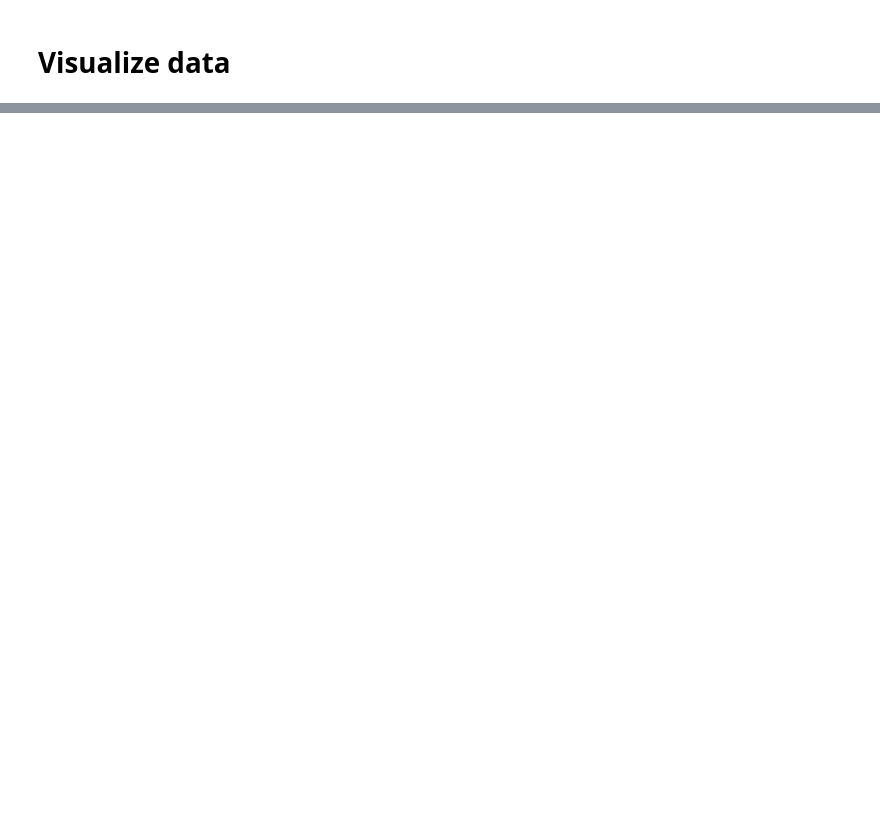
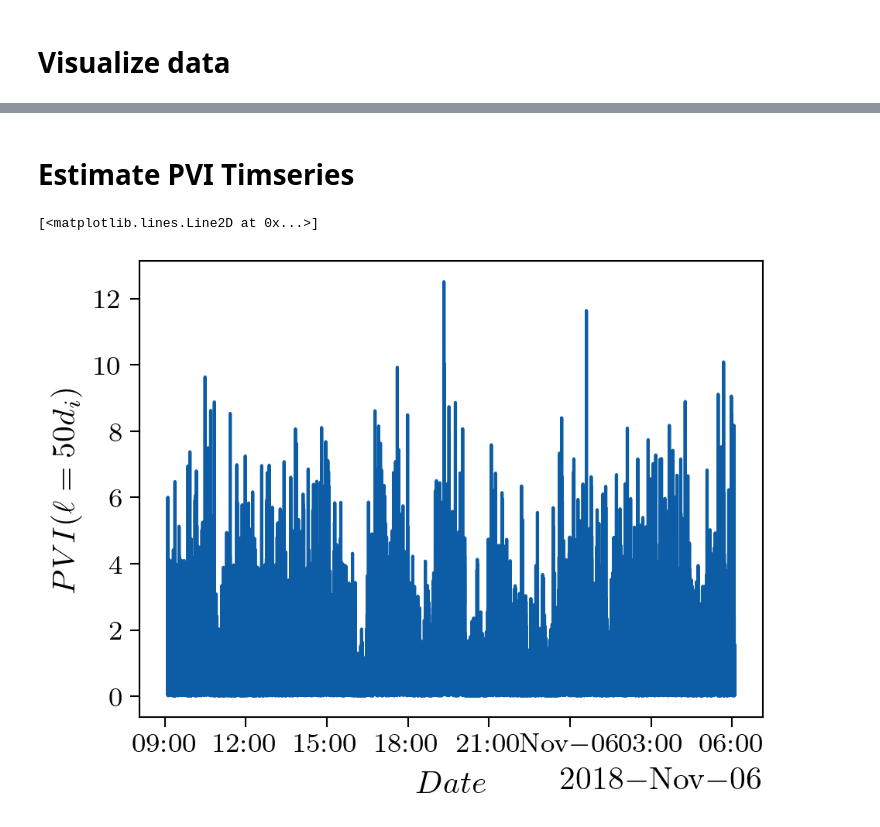
Before and after one commit to nsioulas/MHDTurbPy, a Jupyter notebook: download_data_example.ipynb, the cells around one changed output, grey strips where cells are left out. Cells and saved outputs as stored; diff of their text form; code cells hidden in the pictures; blank space fills up the shorter version.

```diff
--- a/download_data_example.ipynb
+++ b/download_data_example.ipynb
@@ -233,0 +321,28 @@ final resol 60000ms
+# %% [markdown]
+# Estimate PVI Timseries
+# %%
+# User defined parameters
+hours                  = 4                             # Averaging window in denominator (Hours)
+hmany                  = 50                            # Estimate PVI timeseries using a lag of \ell =hmany*di
+B_df                   = final['Mag']['B_resampled']
+V_df                   = final['Par']['V_resampled']
+
+#
+di                     = final['Par']['di_mean']       # Mean value of ion inertial length for the interval
+Vsw                    = final['Par']['Vsw_mean']      # Mean value of ion inertial length for the interval
+
+# Run function
+PVI_ts = turb.estimate_PVI(B_df, hmany, di, Vsw, hours,PVI_vec_or_mod='vec' )
+
+
+# Define figure labels
+ylabel, xlabel = r'$PVI(\ell= {%d} d_{i})$'%(hmany),  r"$Date$"
+
+
+# init Figure
+fig, ax  =func.initializeFigure(ylabel, xlabel, '1col')
+
+plt.plot(PVI_ts['PVI_50'], ls='-', ms=0)
+# %% [output]
+[<matplotlib.lines.Line2D at 0x...>]
+[figure, added]
```
Also changed, not shown: parts of 7 cells of this notebook, 4 other files.
